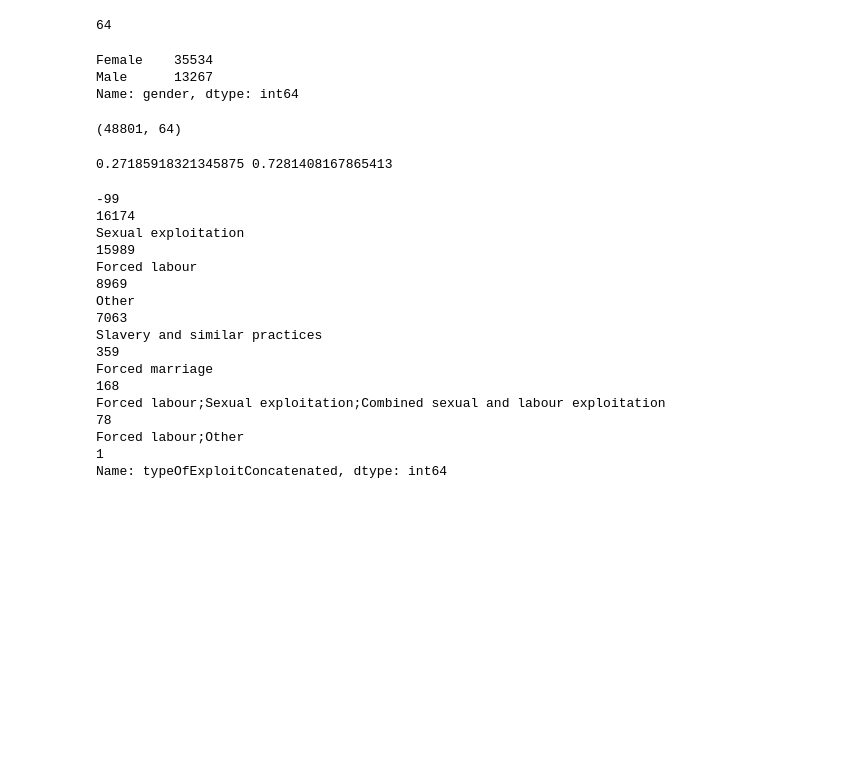
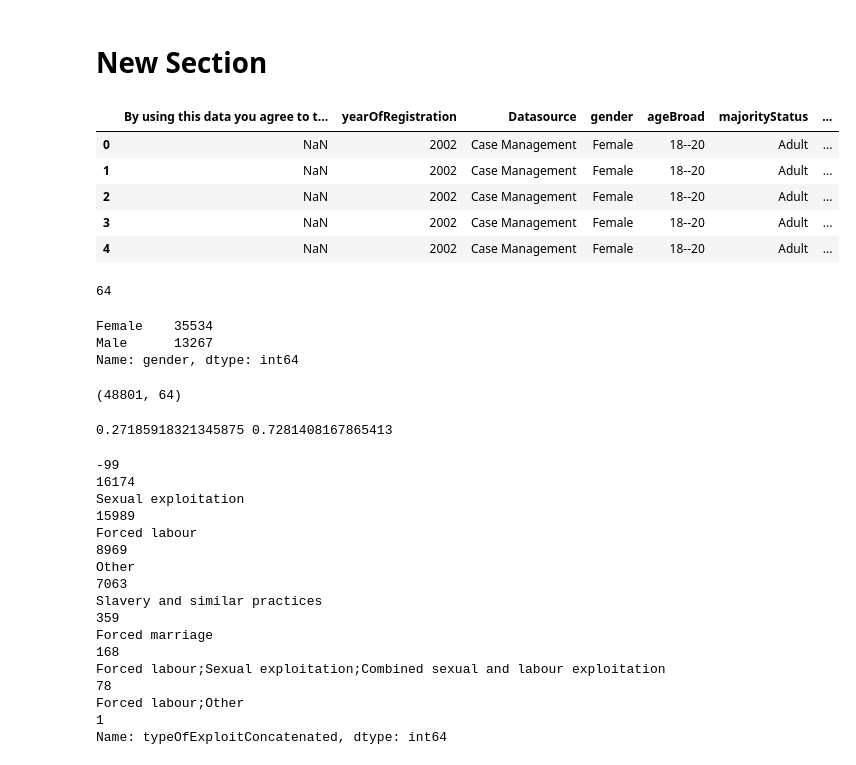
Before and after one commit to sachin701/ADVpython, a Jupyter notebook: ADV_Python_Project.ipynb, the cells around one changed output. Saved outputs shown, nothing was run; the diff lists cells and outputs as text; code cells hidden in the pictures; blank space fills up the shorter version.

```diff
--- a/ADV_Python_Project.ipynb
+++ b/ADV_Python_Project.ipynb
@@ -15,3 +15,14 @@ import numpy as np
 import matplotlib.pyplot as plt
 # %%
 df=pd.read_csv("/content/drive/My Drive/The Global Dataset 14 Apr 2020.csv")
+# %% [markdown]
+# New Section
+# %%
+df[:5]
+# %% [output]
+|  | By using this data you agree to t... | yearOfRegistration | Datasource | gender | ageBroad | majorityStatus | ... |
+| 0 | NaN | 2002 | Case Management | Female | 18--20 | Adult | ... |
+| 1 | NaN | 2002 | Case Management | Female | 18--20 | Adult | ... |
+| 2 | NaN | 2002 | Case Management | Female | 18--20 | Adult | ... |
+| 3 | NaN | 2002 | Case Management | Female | 18--20 | Adult | ... |
+| 4 | NaN | 2002 | Case Management | Female | 18--20 | Adult | ... |
```
Also changed, not shown: parts of 25 cells of this notebook.
